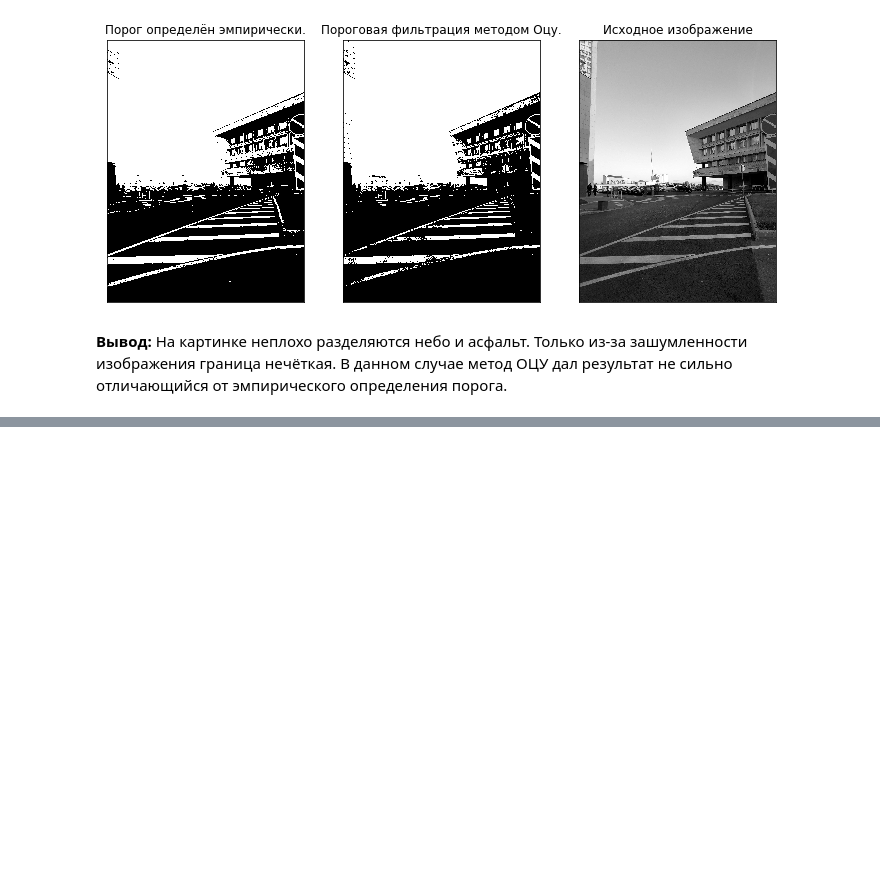
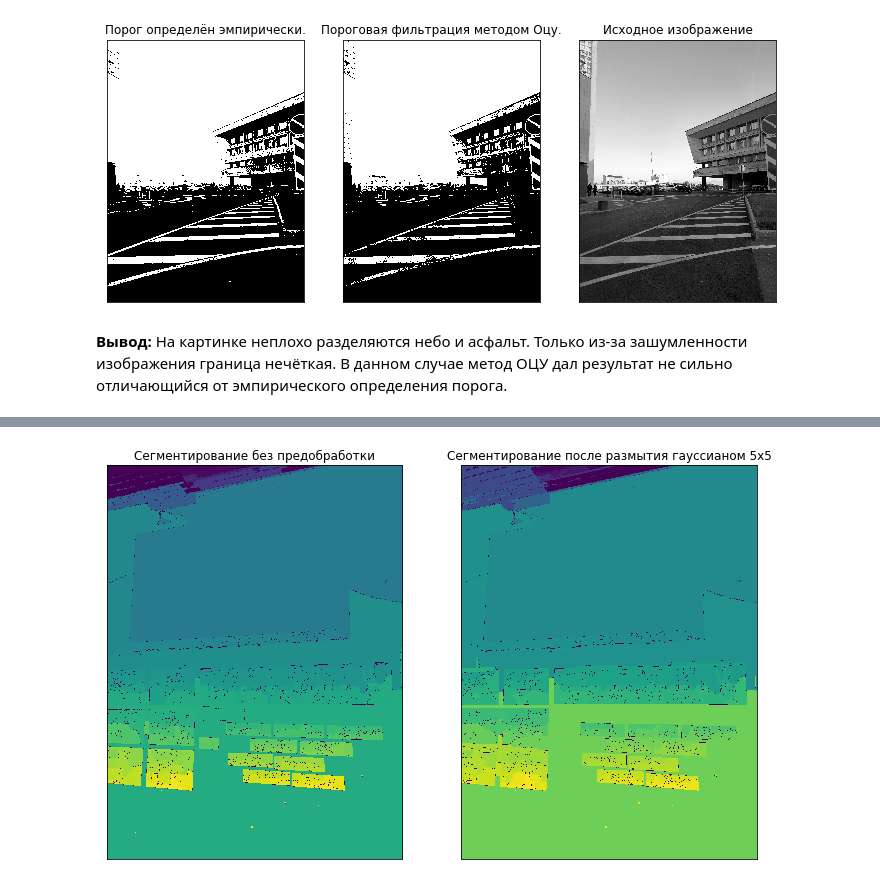
Before and after one commit to progiv/cv_basics_course, a Jupyter notebook: lesson5/lesson5.ipynb, the cells around one changed output, grey strips where cells are left out. Cells and saved outputs as stored; diff of their text form; code cells hidden in the pictures; blank space fills up the shorter version.

```diff
--- a/lesson5/lesson5.ipynb
+++ b/lesson5/lesson5.ipynb
@@ -46,0 +68,29 @@ img = cv2.imread('prefect.jpg',0)
+# %%
+D = ndimage.distance_transform_edt(thresh)
+localMax = peak_local_max(D, indices=False, min_distance=20, labels=thresh)
+markers_0 = ndimage.label(localMax, structure=np.ones((3, 3)))[0]
+markers_0 = cv2.watershed(img, markers_0)
+# %%
+blur = cv2.GaussianBlur(img,(5,5),0)
+gray = cv2.cvtColor(blur, cv2.COLOR_BGR2GRAY)
+ret, thresh = cv2.threshold(gray, 0, 255, cv2.THRESH_OTSU)
+D = ndimage.distance_transform_edt(thresh)
+localMax = peak_local_max(D, indices=False, min_distance=20, labels=thresh)
+markers_1 = ndimage.label(localMax, structure=np.ones((3, 3)))[0]
+markers_1 = cv2.watershed(blur, markers_1)
+# %%
+plt.figure(figsize=(18,8))
+
+plt.subplot(131)
+plt.title('Сегментирование без предобработки')
+plt.imshow(markers_0)
+plt.xticks([]),plt.yticks([])
+
+plt.subplot(132)
+plt.title('Сегментирование после размытия гауссианом 5х5')
+plt.imshow(markers_1)
+plt.xticks([]),plt.yticks([])
+
+plt.show()
+# %% [output]
+[figure, added]
```
Also changed, not shown: parts of 5 cells of this notebook, 2 other files.
